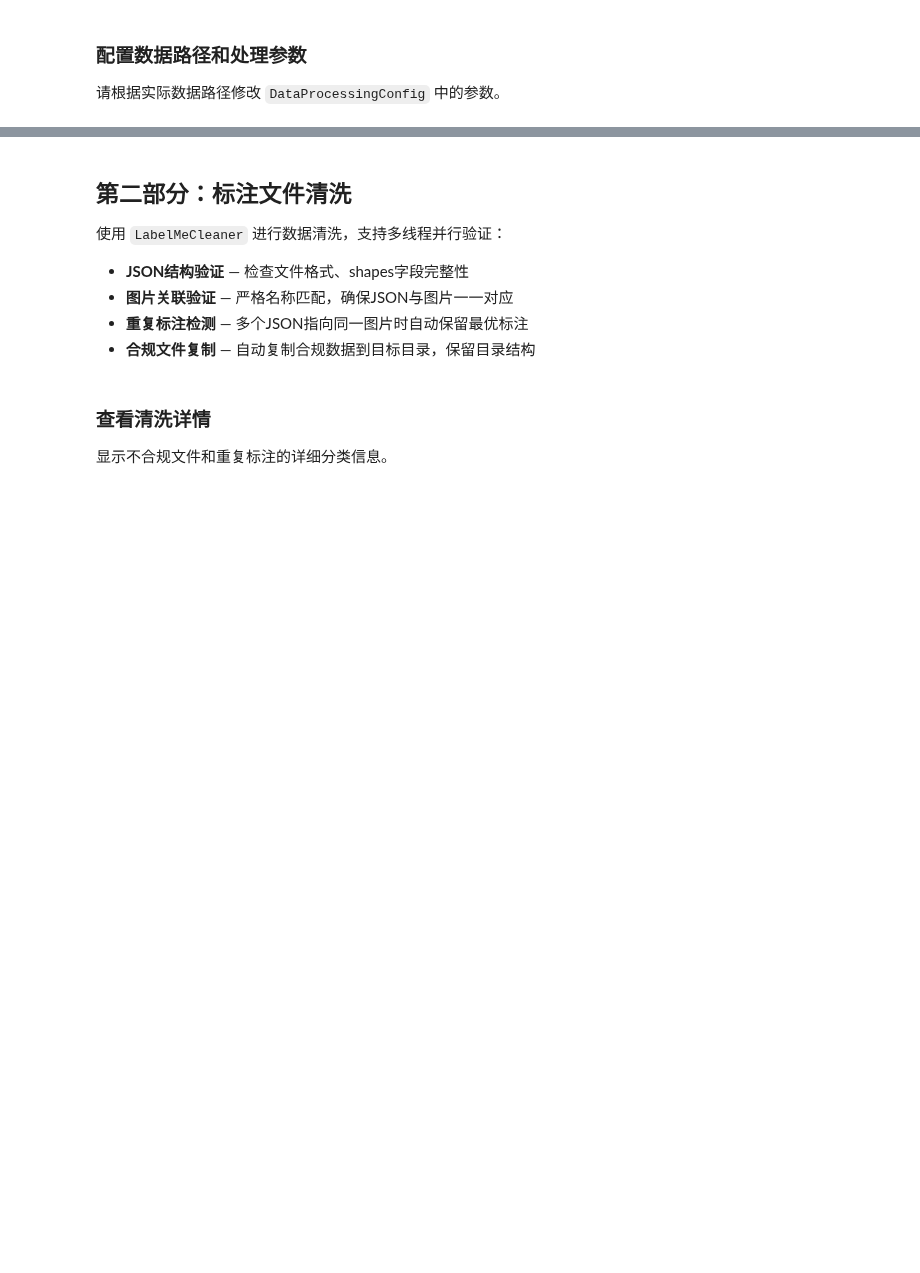
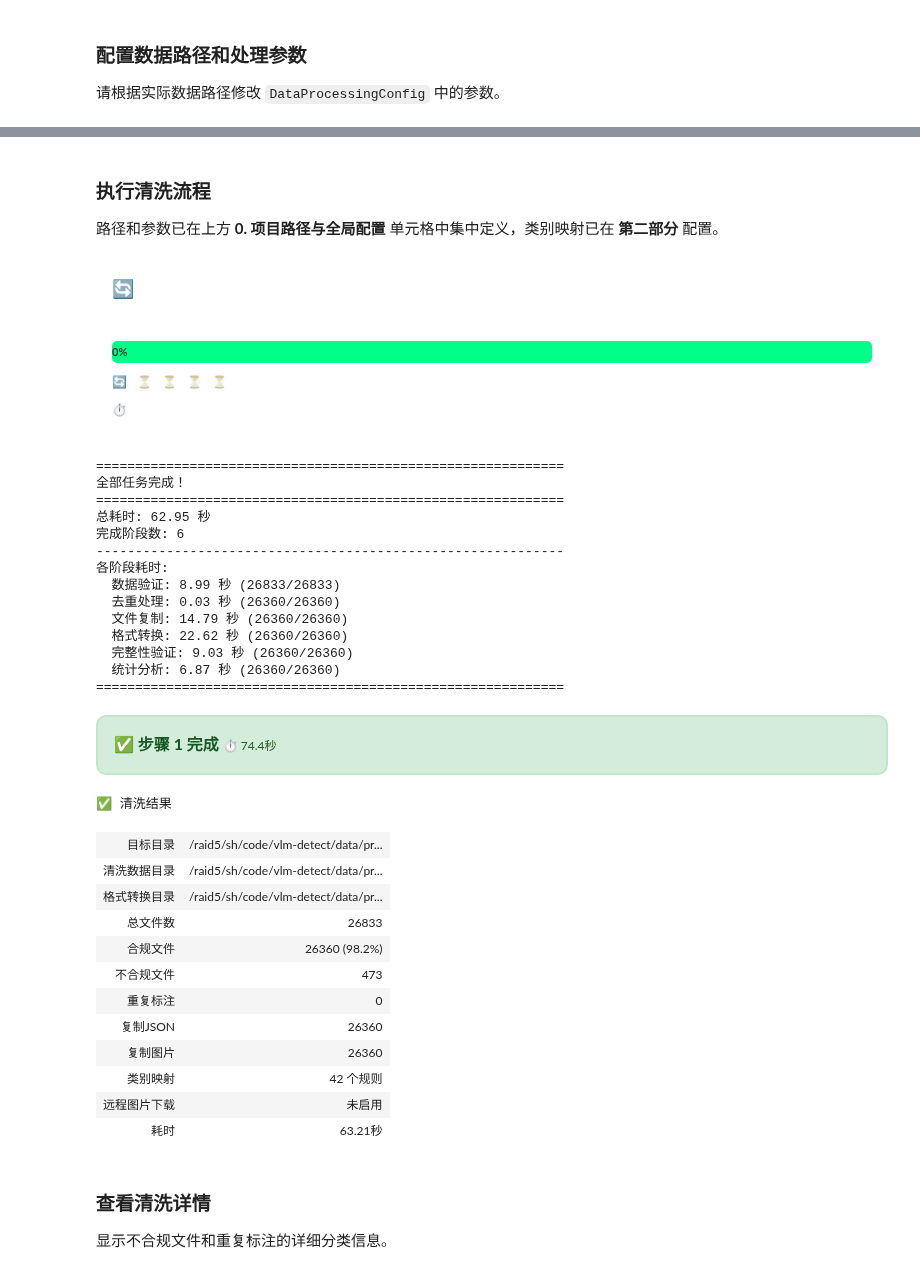
Before and after one commit to SunHao-AI/gemma4-ft, a Jupyter notebook: gemma4_multimodal_demo/notebooks/01-data_preparation-labelme_processing.ipynb, the cells around one changed output, grey strips where cells are left out. Cells and saved outputs as stored; diff of their text form; code cells hidden in the pictures; blank space fills up the shorter version.

```diff
--- a/gemma4_multimodal_demo/notebooks/01-data_preparation-labelme_processing.ipynb
+++ b/gemma4_multimodal_demo/notebooks/01-data_preparation-labelme_processing.ipynb
@@ -285,45 +610,84 @@ ui.show_config(config)
 # %% [markdown]
-## 第二部分：标注文件清洗
+### 执行清洗流程
 
-使用 `LabelMeCleaner` 进行数据清洗，支持多线程并行验证：
-
-- **JSON结构验证** — 检查文件格式、shapes字段完整性
-- **图片关联验证** — 严格名称匹配，确保JSON与图片一一对应
-- **重复标注检测** — 多个JSON指向同一图片时自动保留最优标注
-- **合规文件复制** — 自动复制合规数据到目标目录，保留目录结构
+路径和参数已在上方 **0. 项目路径与全局配置** 单元格中集中定义，类别映射已在 **第二部分** 配置。
 # %%
-ui.show_step_header(1, "标注清洗", "验证JSON完整性，过滤无效数据，识别重复标注")
+ui.show_step_header(1, "标注清洗", "验证JSON完整性，过滤无效数据，识别重复标注，应用类别映射")
 
 cleaning_result = None
 try:
     cleaning_result = clean_labelme_data(
         source_dir=config.source_dir,
         target_dir=config.cleaned_dir,
         preserve_structure=config.preserve_structure,
         copy_images=config.copy_images,
         deduplicate=config.deduplicate,
         generate_report=True,
         log_file=config.log_file,
         max_workers=config.max_workers,
         use_tqdm=True,
+        label_mapping=config.label_mapping,
+        format_subdir_name=config.format_subdir_name,
+        cleaned_subdir_name=config.cleaned_subdir_name,
+        download_remote_images=config.download_remote_images,
+        remote_image_download_dir=config.remote_image_download_dir,
     )
 
     ui.mark_step_completed(1)
     ui.show_result_summary(
         "清洗结果",
         {
+            "目标目录": config.cleaned_dir,
+            "清洗数据目录": str(Path(config.cleaned_dir) / config.cleaned_subdir_name),
+            "格式转换目录": str(Path(config.cleaned_dir) / config.format_subdir_name),
             "总文件数": cleaning_result.total_files,
-            "合规文件": f"{cleaning_result.valid_count} ({cleaning_result.valid_ratio:.1f}%)" if cleaning_result.valid_ratio else str(cleaning_result.valid_count),
+            "合规文件": (f"{cleaning_result.valid_count} ({cleaning_result.valid_ratio:.1f}%)" if cleaning_result.valid_ratio else str(cleaning_result.valid_count)),
             "不合规文件": cleaning_result.invalid_count,
             "重复标注": cleaning_result.duplicate_count,
             "复制JSON": len(cleaning_result.copied_json_files),
             "复制图片": len(cleaning_result.copied_image_files),
-            "耗时": f"{cleaning_result.duration:.2f}秒" if cleaning_result.duration else "N/A",
+            "类别映射": (f"{len(config.label_mapping)} 个规则" if config.label_mapping else "未启用"),
+            "远程图片下载": "启用" if config.download_remote_images else "未启用",
+            "耗时": (f"{cleaning_result.duration:.2f}秒" if cleaning_result.duration else "N/A"),
         },
     )
 except Exception as e:
     ui.show_error("标注清洗", str(e))
     cleaning_result = CleaningResult()
+# %% [output]
+🔄 步骤 1: 标注清洗
+验证JSON完整性，过滤无效数据，识别重复标注，应用类别映射
+0%
+🔄1 ⏳2 ⏳3 ⏳4 ⏳5
+⏱️ 已用时 11.1秒
+============================================================
+全部任务完成！
+============================================================
+总耗时: 62.95 秒
+完成阶段数: 6
+------------------------------------------------------------
+各阶段耗时:
+  数据验证: 8.99 秒 (26833/26833)
+  去重处理: 0.03 秒 (26360/26360)
+  文件复制: 14.79 秒 (26360/26360)
+  格式转换: 22.62 秒 (26360/26360)
+  完整性验证: 9.03 秒 (26360/26360)
+  统计分析: 6.87 秒 (26360/26360)
+============================================================
+✅ 步骤 1 完成 ⏱️ 74.4秒
+✅ 清洗结果
+| 目标目录 | /raid5/sh/code/vlm-detect/data/pr... |
+| 清洗数据目录 | /raid5/sh/code/vlm-detect/data/pr... |
+| 格式转换目录 | /raid5/sh/code/vlm-detect/data/pr... |
+| 总文件数 | 26833 |
+| 合规文件 | 26360 (98.2%) |
+| 不合规文件 | 473 |
+| 重复标注 | 0 |
+| 复制JSON | 26360 |
+| 复制图片 | 26360 |
+| 类别映射 | 42 个规则 |
+| 远程图片下载 | 未启用 |
+| 耗时 | 63.21秒 |
 # %% [markdown]
 ### 查看清洗详情
 
```
Also changed, not shown: parts of 21 cells of this notebook, 29 other files.
